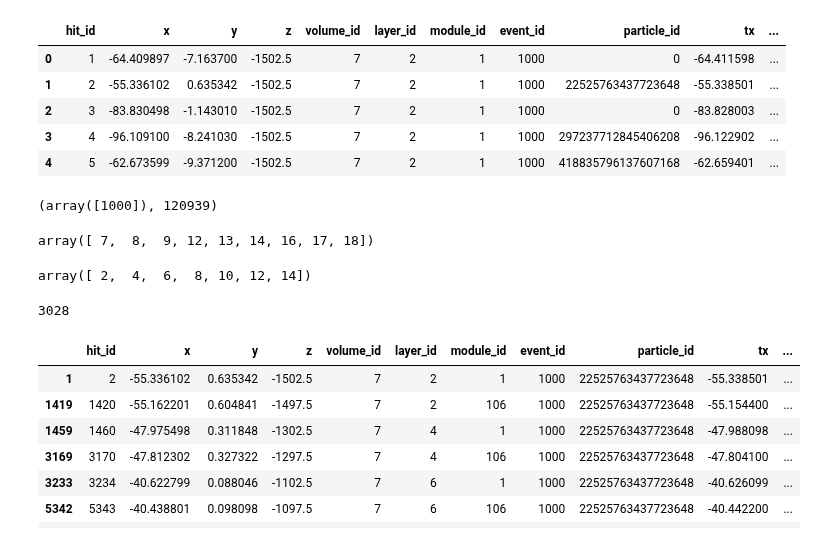
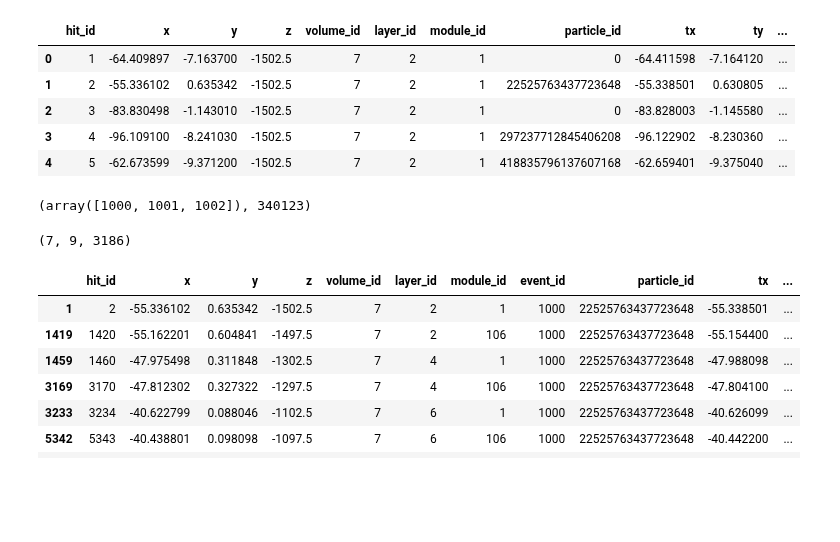
Before and after one commit to jonnor/datascience-master, a Jupyter notebook: trackml/Particles.ipynb, the cells around one changed output. Cells and saved outputs as stored; diff of their text form; code cells hidden in the pictures; blank space fills up the shorter version.

```diff
--- a/trackml/Particles.ipynb
+++ b/trackml/Particles.ipynb
@@ -12,43 +13,35 @@ import sys
 # %%
 path_to_train = 'train_100_events.zip'
 event_prefix = "event000001001"
 #path = os.path.join(path_to_train, event_prefix)
 path = 'train_sample.zip'
 
 events = pandas.DataFrame()
 datas = []
-for e in trackml.dataset.load_dataset(path, nevents=1):
-    event_id, hits, cells, particles, truth = event
+for e in trackml.dataset.load_dataset(path, nevents=3):
+    event_id, hits, cells, particles, truth = e
     data = hits.merge(truth)
     data['event_id'] = event_id
     events = data
     datas.append(data)
 events = pandas.concat(datas)
 
 events.head()
 # %% [output]
-|  | hit_id | x | y | z | volume_id | layer_id | module_id | event_id | particle_id | tx | ... |
-| 0 | 1 | -64.409897 | -7.163700 | -1502.5 | 7 | 2 | 1 | 1000 | 0 | -64.411598 | ... |
-| 1 | 2 | -55.336102 | 0.635342 | -1502.5 | 7 | 2 | 1 | 1000 | 22525763437723648 | -55.338501 | ... |
-| 2 | 3 | -83.830498 | -1.143010 | -1502.5 | 7 | 2 | 1 | 1000 | 0 | -83.828003 | ... |
-| 3 | 4 | -96.109100 | -8.241030 | -1502.5 | 7 | 2 | 1 | 1000 | 297237712845406208 | -96.122902 | ... |
-| 4 | 5 | -62.673599 | -9.371200 | -1502.5 | 7 | 2 | 1 | 1000 | 418835796137607168 | -62.659401 | ... |
+|  | hit_id | x | y | z | volume_id | layer_id | module_id | particle_id | tx | ty | ... |
+| 0 | 1 | -64.409897 | -7.163700 | -1502.5 | 7 | 2 | 1 | 0 | -64.411598 | -7.164120 | ... |
+| 1 | 2 | -55.336102 | 0.635342 | -1502.5 | 7 | 2 | 1 | 22525763437723648 | -55.338501 | 0.630805 | ... |
+| 2 | 3 | -83.830498 | -1.143010 | -1502.5 | 7 | 2 | 1 | 0 | -83.828003 | -1.145580 | ... |
+| 3 | 4 | -96.109100 | -8.241030 | -1502.5 | 7 | 2 | 1 | 297237712845406208 | -96.122902 | -8.230360 | ... |
+| 4 | 5 | -62.673599 | -9.371200 | -1502.5 | 7 | 2 | 1 | 418835796137607168 | -62.659401 | -9.375040 | ... |
 # %%
 events['event_id'].unique(), len(events)
 # %% [output]
-(array([1000]), 120939)
+(array([1000, 1001, 1002]), 340123)
-# %%
-events['volume_id'].unique()
-# %% [output]
-array([ 7,  8,  9, 12, 13, 14, 16, 17, 18])
-# %%
-events['layer_id'].unique()
-# %% [output]
-array([ 2,  4,  6,  8, 10, 12, 14])
 # %%
-len(events['module_id'].unique())
+len(events['layer_id'].unique()), len(events['volume_id'].unique()), len(events['module_id'].unique())
 # %% [output]
-3028
+(7, 9, 3186)
 # %%
 events[events['particle_id'] == 22525763437723648]
 # %% [output]
```
Also changed, not shown: parts of 13 cells of this notebook, 3 other files.
